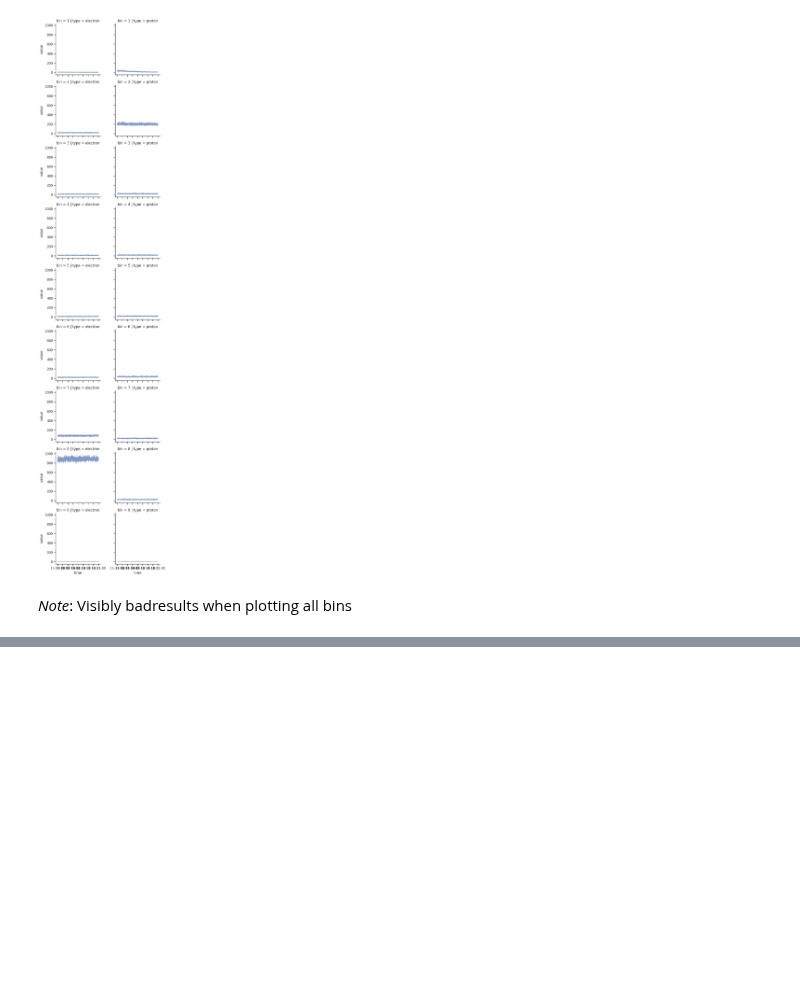
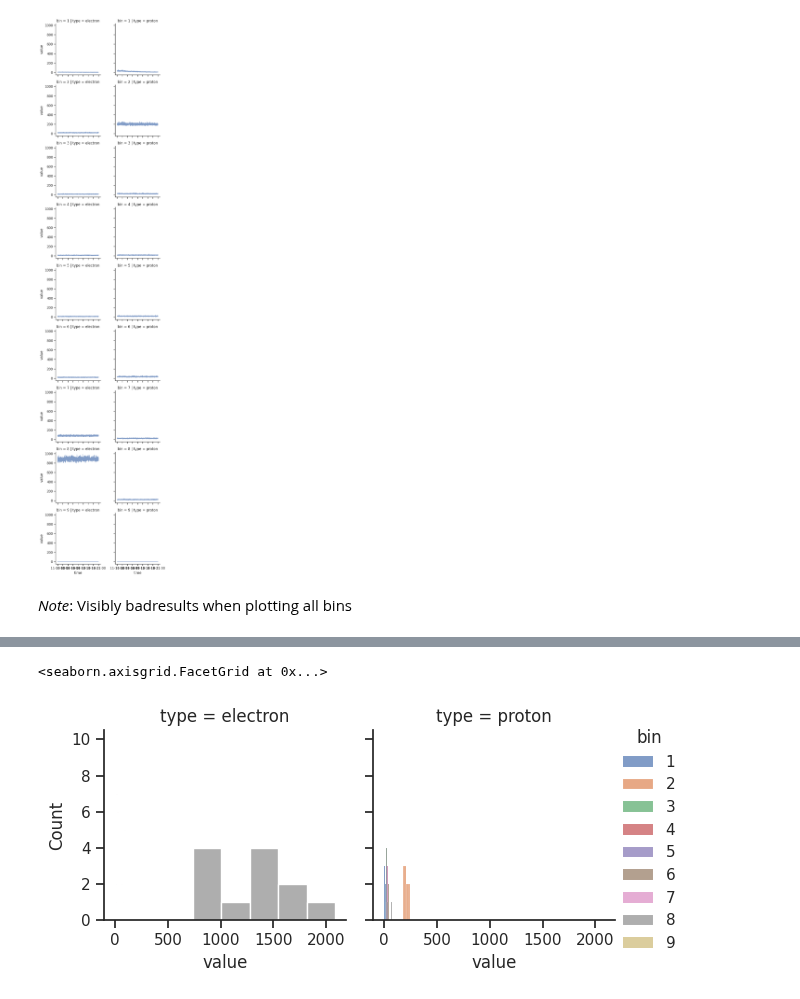
Before and after one commit to AGHRADEM/radem-notebooks, a Jupyter notebook: notebooks/2_basic_data_processing.ipynb, the cells around one changed output, grey strips where cells are left out. Cells and saved outputs as stored; diff of their text form; code cells hidden in the pictures; blank space fills up the shorter version.

```diff
--- a/notebooks/2_basic_data_processing.ipynb
+++ b/notebooks/2_basic_data_processing.ipynb
@@ -205,0 +255,7 @@ plot_separate_bins(df)
+# %%
+g = sns.FacetGrid(df_sample.sample(200), col="type", hue="bin")
+g.map(sns.histplot, "value", alpha=.7)
+g.add_legend()
+# %% [output]
+<seaborn.axisgrid.FacetGrid at 0x...>
+[figure, added]
```
Also changed, not shown: parts of 9 cells of this notebook.
